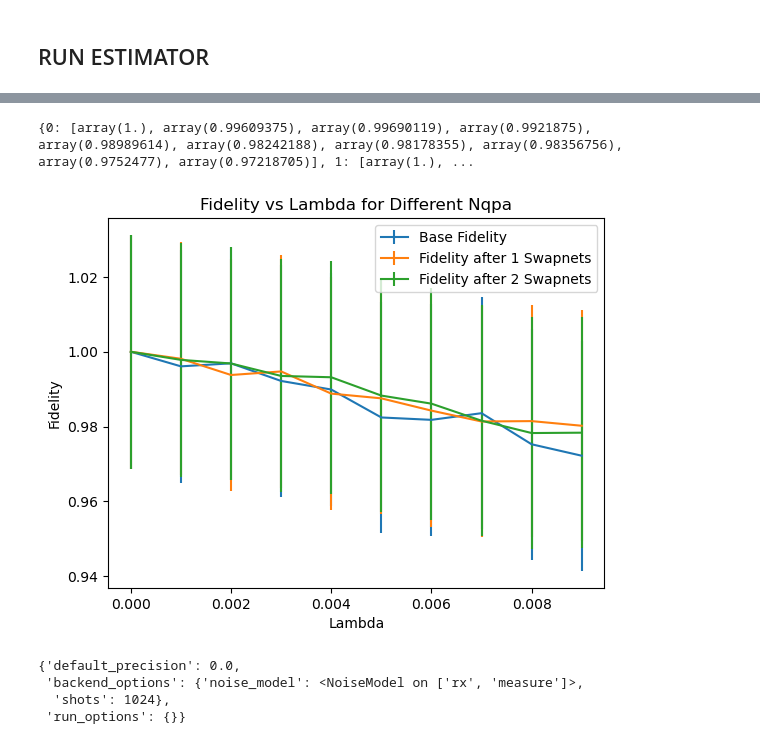
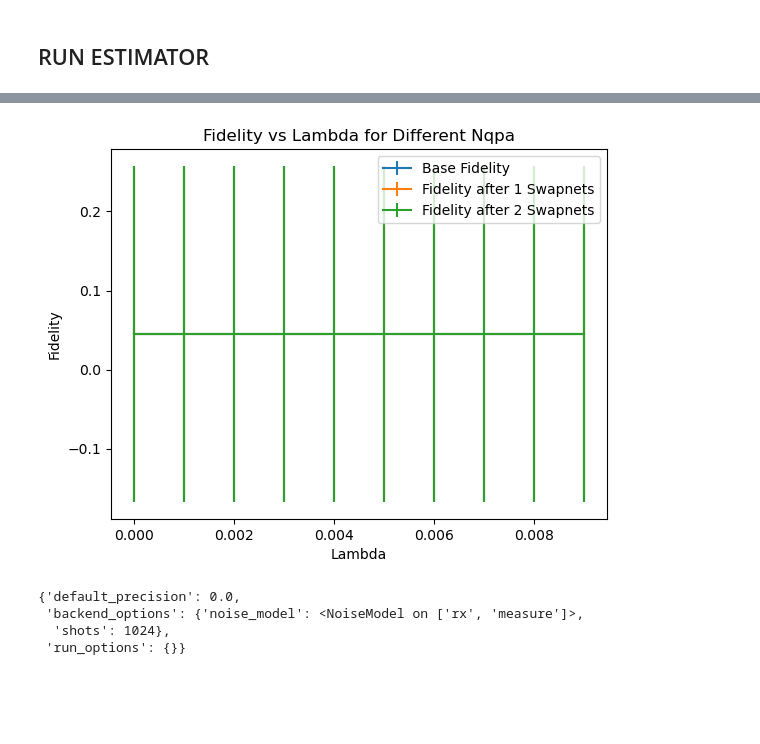
Before and after one commit to qoan-projects/OQPA, a Jupyter notebook: estimator_aer_notranspile.ipynb, the cells around one changed output, grey strips where cells are left out. Drawn from its saved outputs; the diff is of its cells as text; code cells hidden in the pictures; blank space fills up the shorter version.

```diff
--- a/estimator_aer_notranspile.ipynb
+++ b/estimator_aer_notranspile.ipynb
@@ -218,20 +226,16 @@ def estimate_qc_and_return_distribution(qc,observables,estimator = AerEstimator(
 # %%
-
-# Run the function
-noise_model = NoiseModel()
-noise_model.add_all_qubit_quantum_error(depolarizing_error(0.005, 1), ['h', 'x','rx','rz'])
-noise_model.add_all_qubit_quantum_error(depolarizing_error(0.005, 2), ['cx'])
-t=5.0
+#Printing circuit
+#
+t=1
 J=1
 h=1
 steps = 5
-i=4
+k=3
 
-ising = ising_class(i, steps, t, J, h)
+ising = ising_class(k, steps, t, J, h)
 epsilon = 1.0
 N_qpa = 2
-QPA = get_QPA_circuit(i, N_qpa, ising)
-estimator = EstimatorV2(options=dict(backend_options=dict(noise_model=noise_model, shots=1024*10)))
+QPA = get_QPA_circuit(k, N_qpa, ising)
 
 
 trotterized_state = ising.get_trotterized_ising_statevector()
@@ -242,7 +246,7 @@ projector_q3 = SparsePauliOp.from_operator(trotterized_state.to_operator())
 
 
 # Create an identity operator for the other registers
-identity_op = SparsePauliOp(["I" * (i)])
+identity_op = SparsePauliOp(["I" * (k)])
 
 # Tensor the identity with the projector
 full_projector = projector_q3.tensor(identity_op).tensor(identity_op).tensor(identity_op)
@@ -302,20 +306,18 @@ Gate name: if_else, qubits: [<Qubit register=(16, "q689"), index=8>, <Qubit regi
 # %% [markdown]
 ## RUN ESTIMATOR
 # %%
-t=5.0
+t=1
 J=1
 h=1
 steps = 5
-i=3
-ising = ising_class(i, steps, t, J, h)
+k=3
+
+ising = ising_class(k, steps, t, J, h)
 trotterized_state = ising.get_trotterized_ising_statevector()
 display(trotterized_state.draw('latex'))
 
-
-
 fidelity_operator = SparsePauliOp.from_operator(trotterized_state.to_operator())
 
-
-identity_op = SparsePauliOp(["I" * (i)])
+identity_op = SparsePauliOp(["I" * (k)])
 full_space_fidelity_operator = fidelity_operator.tensor(identity_op).tensor(identity_op).tensor(identity_op)
 # %% [output]
@@ -331,7 +395,7 @@ list_of_Nqpa = [0,1,2]
 purified_fidelity = {i: [] for i in list_of_Nqpa}
 theorical_fidelity=[]
 
-shots = 1024
+shots = 1
 debug = False # Set to False to disable print statements
 
 
@@ -350,9 +414,9 @@ for noise in tqdm(list_of_noise, desc="Lambda Loop"):
     # else:#Just give 0 for now
     #     theorical_fidelity.append(0)
     noise_model = NoiseModel()
-    noise_model.add_all_qubit_quantum_error(depolarizing_error(noise, 1), ['id_noisy','rx'])
-    noise_model.add_all_qubit_quantum_error(depolarizing_error(noise, 2), ['rzz'])
-    noise_model.add_all_qubit_quantum_error(depolarizing_error(noise, 3), ['cswap'])
+    # noise_model.add_all_qubit_quantum_error(depolarizing_error(noise, 1), ['id_noisy','rx'])
+    # noise_model.add_all_qubit_quantum_error(depolarizing_error(noise, 2), ['rzz'])
+    # noise_model.add_all_qubit_quantum_error(depolarizing_error(noise, 3), ['cswap'])
     readout_error = ReadoutError([[1 - noise, noise], [noise, 1 - noise]])
     noise_model.add_all_qubit_readout_error(readout_error)
     estimator = EstimatorV2(options={
@@ -362,36 +426,36 @@ for noise in tqdm(list_of_noise, desc="Lambda Loop"):
         }
     })
 
 
     for Nqpa in list_of_Nqpa:
-        QPA = get_QPA_circuit(i, Nqpa, ising)
+        QPA = get_QPA_circuit(k, Nqpa, ising)
         # isa_circuit = pass_manager.run(QPA)
         qc_transpiled = transpile(QPA,optimization_level=0)
         result = estimator.run([(qc_transpiled,full_space_fidelity_operator,None)]).result()
         fidelity = result[0].data.evs
+        # print(fidelity)
         purified_fidelity[Nqpa].append(fidelity)
 
 
-print(purified_fidelity)
+# print(purified_fidelity)
 # Plot results
 for Nqpa in list_of_Nqpa:
     fidelity = np.array(purified_fidelity[Nqpa])
     if Nqpa==0:
         label = 'Base Fidelity'
     else:
         label = f'Fidelity after {Nqpa} Swapnets'
     plt.errorbar(list_of_noise, purified_fidelity[Nqpa],
                  yerr=np.sqrt(fidelity/shots), label=label)
 
 # plt.plot(list_of_lambda, theorical_fidelity, label='Theoretical Maximum Fidelity')
 
 plt.xlabel('Lambda')
 plt.ylabel('Fidelity')
 plt.title('Fidelity vs Lambda for Different Nqpa')
 plt.legend()
 plt.show()
 # %% [output]
-{0: [array(1.), array(0.99609375), array(0.99690119), array(0.9921875), array(0.98989614), array(0.98242188), array(0.98178355), array(0.98356756), array(0.9752477), array(0.97218705)], 1: [array(1.), ...
-[figure, old version]
+[figure, new version]
 # %%
 # Show available options for AerEstimator
```
Also changed, not shown: parts of 5 cells of this notebook, 5 other files.
